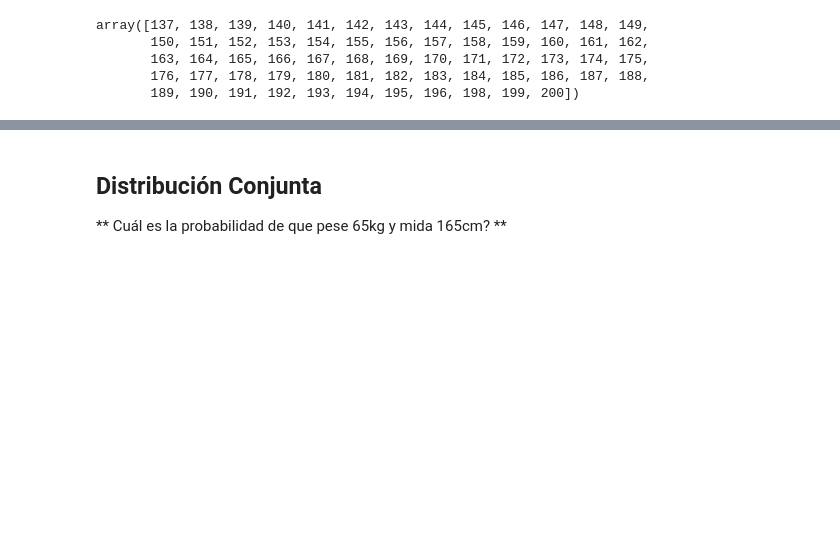
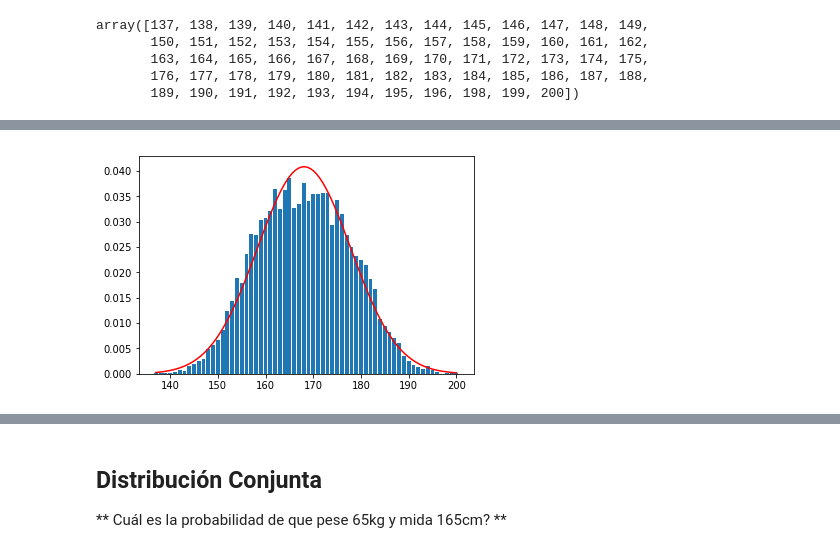
Before and after one commit to jganzabal/udemy_intro_prob, a Jupyter notebook: 1-4-1_Conjunta.ipynb, the cells around one changed output, grey strips where cells are left out. Drawn from its saved outputs; the diff is of its cells as text; code cells hidden in the pictures; blank space fills up the shorter version.

```diff
--- a/1-4-1_Conjunta.ipynb
+++ b/1-4-1_Conjunta.ipynb
@@ -103,0 +112,10 @@ array([137, 138, 139, 140, 141, 142, 143, 144, 145, 146, 147, 148, 149,
+# %%
+from scipy.stats import norm
+rango_alturas = np.linspace(espacio_muestral_alturas[0], espacio_muestral_alturas[-1], 100)
+pdf_alturas = norm.pdf(rango_alturas, alturas.mean(), alturas.std())
+# %%
+plt.bar(frec_alturas.keys(), prob_alturas)
+plt.plot(rango_alturas, pdf_alturas, color='r')
+plt.show()
+# %% [output]
+[figure, added]
```
Also changed, not shown: parts of 5 cells of this notebook, 14 other files.
